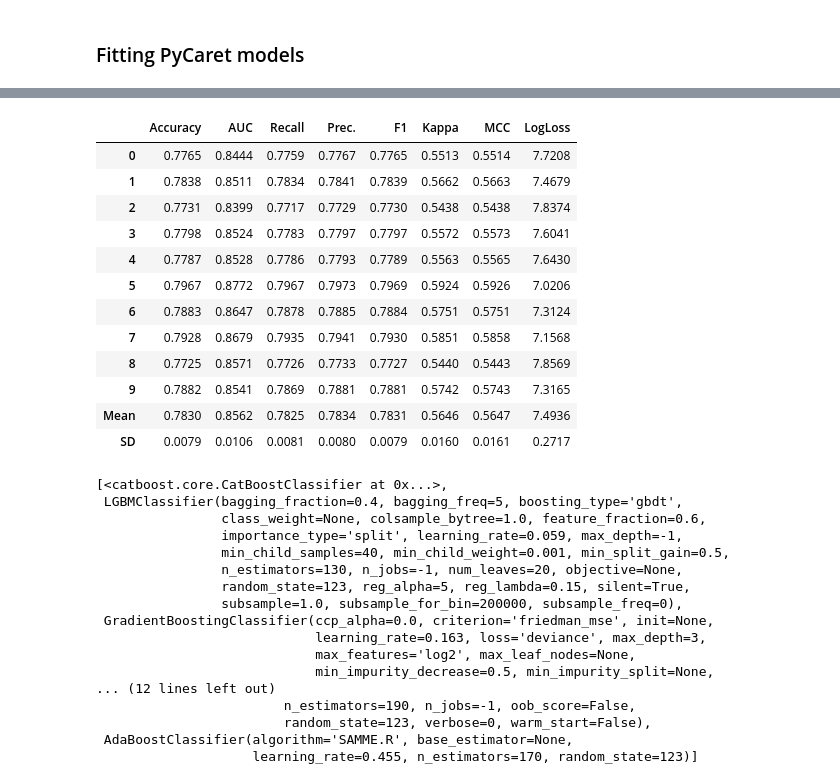
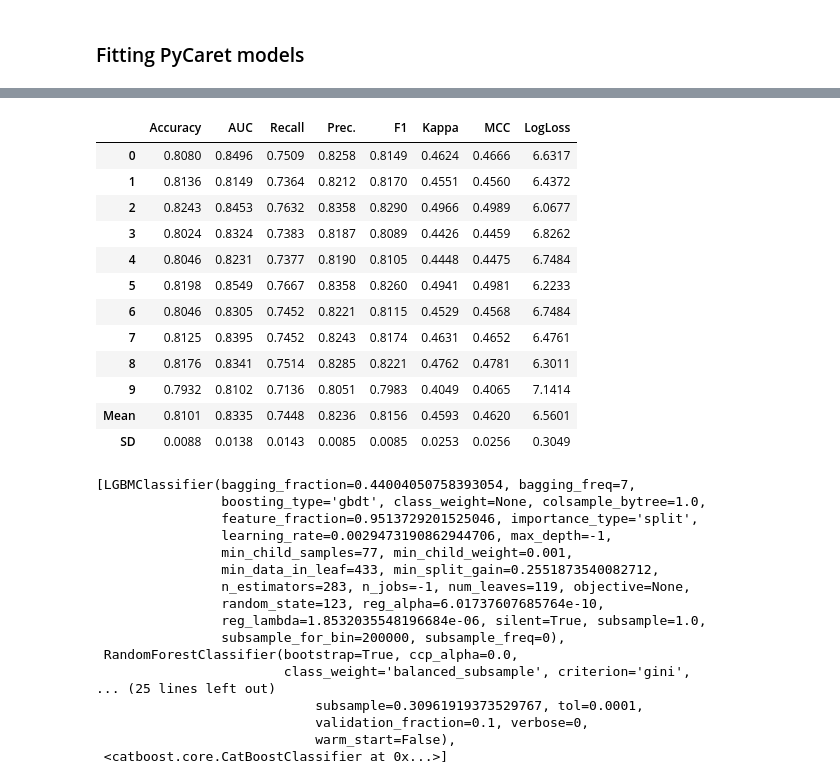
Before and after one commit to EduardoYada/Flu-Shot-Learning, a Jupyter notebook: notebooks/py/pycaret.ipynb, the cells around one changed output, grey strips where cells are left out. Cells and saved outputs as stored; diff of their text form; code cells hidden in the pictures.

Commit message:
finished nn implementatio, use optuna for tuning

```diff
--- a/notebooks/py/pycaret.ipynb
+++ b/notebooks/py/pycaret.ipynb
@@ -60,42 +59,44 @@ Name: logloss, dtype: object
 # %%
+np.random.seed(1)
+
 top10 = compare_models(n_select = 5, sort='AUC')
 # tune top 5 base models
-tuned_top10 = [tune_model(i, optimize='LogLoss') for i in top10]
+tuned_top10 = [tune_model(i, optimize='AUC', search_library='optuna') for i in top10]
 # ensemble top 5 tuned models
 # bagged_top5 = [ensemble_model(i) for i in tuned_top10]
 # blend top 5 base models
 #blender = blend_models(estimator_list = bagged_top5)
 # select best model tprin
-best = automl(optimize = 'LogLoss')
+best = automl(optimize = 'AUC')
 tuned_top10
 # %% [output]
 |  | Accuracy | AUC | Recall | Prec. | F1 | Kappa | MCC | LogLoss |
-| 0 | 0.7765 | 0.8444 | 0.7759 | 0.7767 | 0.7765 | 0.5513 | 0.5514 | 7.7208 |
-| 1 | 0.7838 | 0.8511 | 0.7834 | 0.7841 | 0.7839 | 0.5662 | 0.5663 | 7.4679 |
-| 2 | 0.7731 | 0.8399 | 0.7717 | 0.7729 | 0.7730 | 0.5438 | 0.5438 | 7.8374 |
-| 3 | 0.7798 | 0.8524 | 0.7783 | 0.7797 | 0.7797 | 0.5572 | 0.5573 | 7.6041 |
-| 4 | 0.7787 | 0.8528 | 0.7786 | 0.7793 | 0.7789 | 0.5563 | 0.5565 | 7.6430 |
-| 5 | 0.7967 | 0.8772 | 0.7967 | 0.7973 | 0.7969 | 0.5924 | 0.5926 | 7.0206 |
-| 6 | 0.7883 | 0.8647 | 0.7878 | 0.7885 | 0.7884 | 0.5751 | 0.5751 | 7.3124 |
-| 7 | 0.7928 | 0.8679 | 0.7935 | 0.7941 | 0.7930 | 0.5851 | 0.5858 | 7.1568 |
-| 8 | 0.7725 | 0.8571 | 0.7726 | 0.7733 | 0.7727 | 0.5440 | 0.5443 | 7.8569 |
-| 9 | 0.7882 | 0.8541 | 0.7869 | 0.7881 | 0.7881 | 0.5742 | 0.5743 | 7.3165 |
-| Mean | 0.7830 | 0.8562 | 0.7825 | 0.7834 | 0.7831 | 0.5646 | 0.5647 | 7.4936 |
-| SD | 0.0079 | 0.0106 | 0.0081 | 0.0080 | 0.0079 | 0.0160 | 0.0161 | 0.2717 |
+| 0 | 0.8080 | 0.8496 | 0.7509 | 0.8258 | 0.8149 | 0.4624 | 0.4666 | 6.6317 |
+| 1 | 0.8136 | 0.8149 | 0.7364 | 0.8212 | 0.8170 | 0.4551 | 0.4560 | 6.4372 |
+| 2 | 0.8243 | 0.8453 | 0.7632 | 0.8358 | 0.8290 | 0.4966 | 0.4989 | 6.0677 |
+| 3 | 0.8024 | 0.8324 | 0.7383 | 0.8187 | 0.8089 | 0.4426 | 0.4459 | 6.8262 |
+| 4 | 0.8046 | 0.8231 | 0.7377 | 0.8190 | 0.8105 | 0.4448 | 0.4475 | 6.7484 |
+| 5 | 0.8198 | 0.8549 | 0.7667 | 0.8358 | 0.8260 | 0.4941 | 0.4981 | 6.2233 |
+| 6 | 0.8046 | 0.8305 | 0.7452 | 0.8221 | 0.8115 | 0.4529 | 0.4568 | 6.7484 |
+| 7 | 0.8125 | 0.8395 | 0.7452 | 0.8243 | 0.8174 | 0.4631 | 0.4652 | 6.4761 |
+| 8 | 0.8176 | 0.8341 | 0.7514 | 0.8285 | 0.8221 | 0.4762 | 0.4781 | 6.3011 |
+| 9 | 0.7932 | 0.8102 | 0.7136 | 0.8051 | 0.7983 | 0.4049 | 0.4065 | 7.1414 |
+| Mean | 0.8101 | 0.8335 | 0.7448 | 0.8236 | 0.8156 | 0.4593 | 0.4620 | 6.5601 |
+| SD | 0.0088 | 0.0138 | 0.0143 | 0.0085 | 0.0085 | 0.0253 | 0.0256 | 0.3049 |
-[<catboost.core.CatBoostClassifier at 0x...>,
- LGBMClassifier(bagging_fraction=0.4, bagging_freq=5, boosting_type='gbdt',
-                class_weight=None, colsample_bytree=1.0, feature_fraction=0.6,
-                importance_type='split', learning_rate=0.059, max_depth=-1,
-                min_child_samples=40, min_child_weight=0.001, min_split_gain=0.5,
-                n_estimators=130, n_jobs=-1, num_leaves=20, objective=None,
-                random_state=123, reg_alpha=5, reg_lambda=0.15, silent=True,
-                subsample=1.0, subsample_for_bin=200000, subsample_freq=0),
- GradientBoostingClassifier(ccp_alpha=0.0, criterion='friedman_mse', init=None,
-                            learning_rate=0.163, loss='deviance', max_depth=3,
-                            max_features='log2', max_leaf_nodes=None,
-                            min_impurity_decrease=0.5, min_impurity_split=None,
-... (12 lines left out)
-                        n_estimators=190, n_jobs=-1, oob_score=False,
-                        random_state=123, verbose=0, warm_start=False),
- AdaBoostClassifier(algorithm='SAMME.R', base_estimator=None,
-                    learning_rate=0.455, n_estimators=170, random_state=123)]
+[LGBMClassifier(bagging_fraction=0.44004050758393054, bagging_freq=7,
+                boosting_type='gbdt', class_weight=None, colsample_bytree=1.0,
+                feature_fraction=0.9513729201525046, importance_type='split',
+                learning_rate=0.0029473190862944706, max_depth=-1,
+                min_child_samples=77, min_child_weight=0.001,
+                min_data_in_leaf=433, min_split_gain=0.2551873540082712,
+                n_estimators=283, n_jobs=-1, num_leaves=119, objective=None,
+                random_state=123, reg_alpha=6.01737607685764e-10,
+                reg_lambda=1.8532035548196684e-06, silent=True, subsample=1.0,
+                subsample_for_bin=200000, subsample_freq=0),
+ RandomForestClassifier(bootstrap=True, ccp_alpha=0.0,
+                        class_weight='balanced_subsample', criterion='gini',
+... (25 lines left out)
+                            subsample=0.30961919373529767, tol=0.0001,
+                            validation_fraction=0.1, verbose=0,
+                            warm_start=False),
+ <catboost.core.CatBoostClassifier at 0x...>]
```
Also changed, not shown: parts of 8 cells of this notebook, 46 other files.
